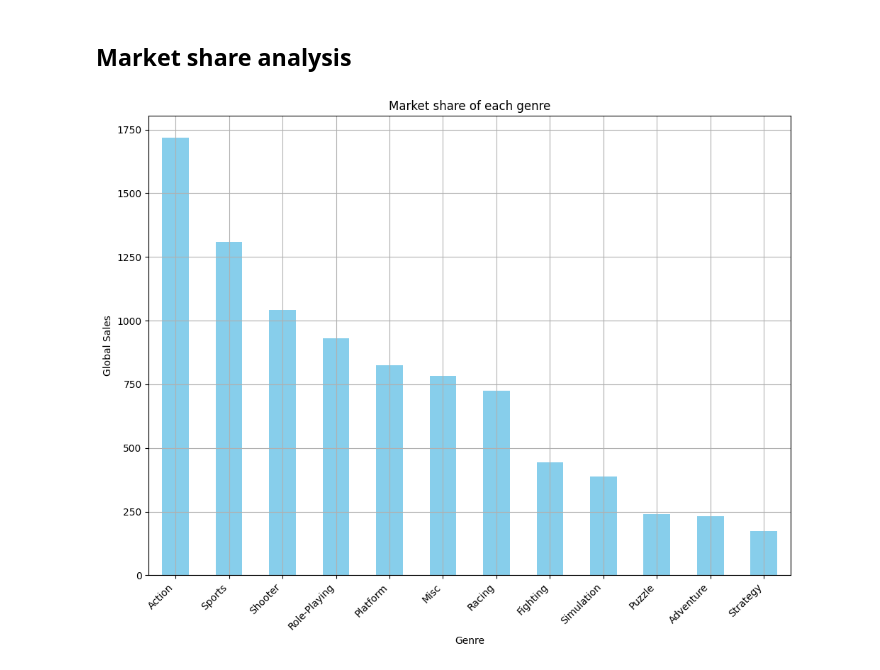
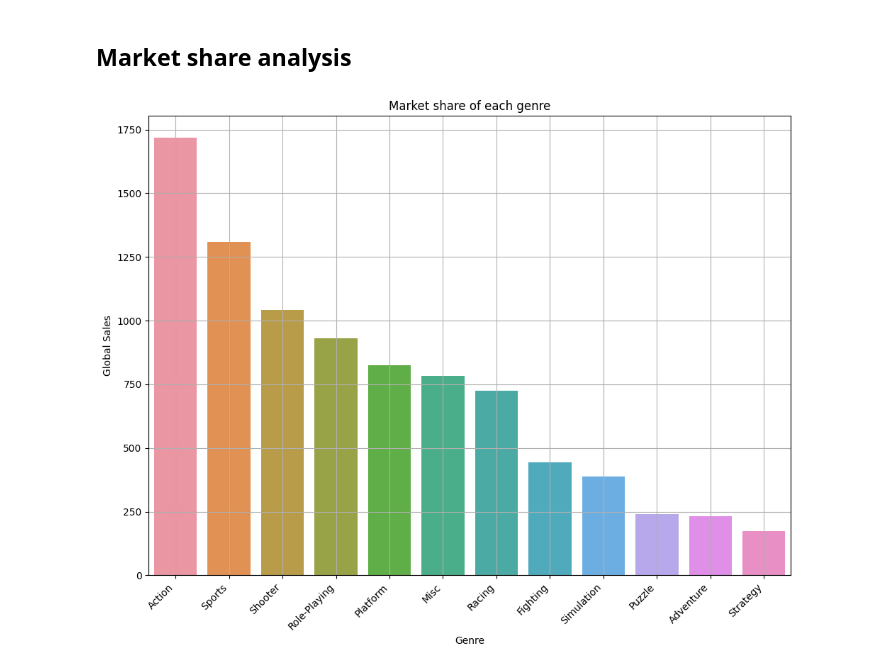
Before and after one commit to Jitesh117/video_game_analysis, a Jupyter notebook: analysis.ipynb, the cells around one changed output. Drawn from its saved outputs; the diff is of its cells as text; code cells hidden in the pictures.

```diff
--- a/analysis.ipynb
+++ b/analysis.ipynb
@@ -361,15 +385,17 @@ plt.show()
 # %% [markdown]
 ## Market share analysis
 # %%
-df.groupby('Genre')['Global_Sales'].sum().sort_values(ascending=False).plot(kind = 'bar', figsize=(10,8),color = 'skyblue')
+genre_sales = df.groupby('Genre')['Global_Sales'].sum().sort_values(ascending=False)
+plt.figure(figsize=(10, 8))
+sns.barplot(x = genre_sales.index, y = genre_sales.values)
 plt.title('Market share of each genre')
 plt.xlabel('Genre')
 plt.ylabel('Global Sales')
 plt.xticks(rotation = 45, ha = 'right')
 plt.grid(True)
 plt.tight_layout()
 plt.show()
 # %% [output]
-[figure, old version]
+[figure, new version]
 # %%
 # by publisher
```
Also changed, not shown: parts of 12 cells of this notebook.
